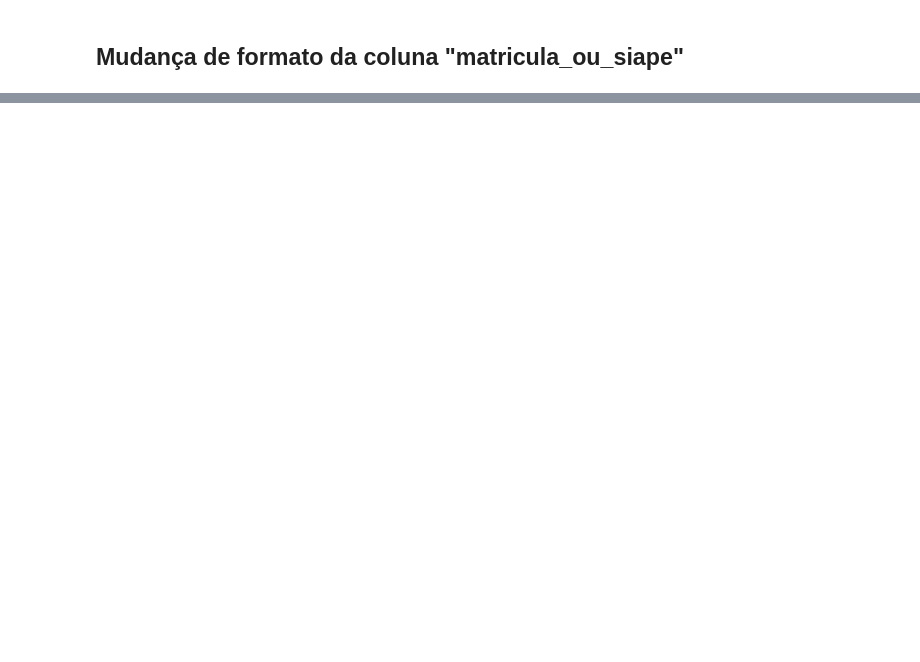
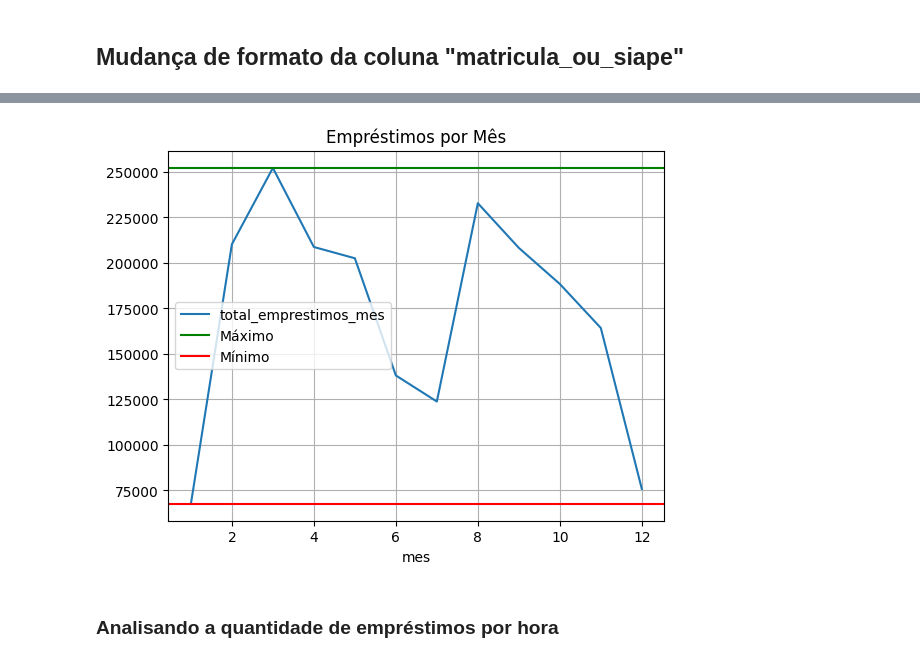
Before and after one commit to hudsonhcp/Sistema-de-Bibliotecas-da-UFRN, a Jupyter notebook: 7_Days_of_Code_Alura_Python_Pandas.ipynb, the cells around one changed output, grey strips where cells are left out. Drawn from its saved outputs; the diff is of its cells as text; code cells hidden in the pictures; blank space fills up the shorter version.

```diff
--- a/7_Days_of_Code_Alura_Python_Pandas.ipynb
+++ b/7_Days_of_Code_Alura_Python_Pandas.ipynb
@@ -273,0 +385,2 @@ memory usage: 881.0+ KB
+# %%
+emprestimos_por_mes = total_emprestimos['data_emprestimo'].dt.month.value_counts().to_frame('total_emprestimos_mes')
@@ -273,0 +403,4 @@ memory usage: 881.0+ KB
+# %%
+emprestimos_por_mes.index.rename(name = 'mes', inplace = True)
+# %%
+emprestimos_por_mes = emprestimos_por_mes.sort_values(by='mes')
@@ -273,0 +424,13 @@ memory usage: 881.0+ KB
+# %%
+emprestimos_por_mes.plot()
+plt.axhline(emprestimos_por_mes['total_emprestimos_mes'].max(), color = 'green', label = 'Máximo')
+plt.axhline(emprestimos_por_mes['total_emprestimos_mes'].min(), color = 'red', label = 'Mínimo')
+plt.legend()
+plt.grid()
+plt.title('Empréstimos por Mês')
+
+plt.show()
+# %% [output]
+[figure, added]
+# %% [markdown]
+### Analisando a quantidade de empréstimos por hora
```
Also changed, not shown: parts of 40 cells of this notebook.
